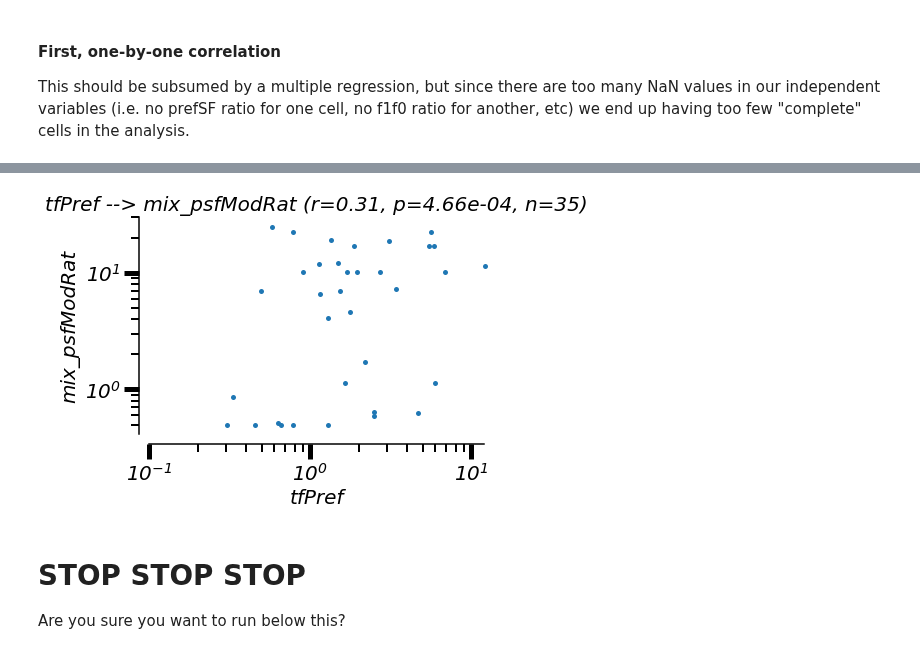
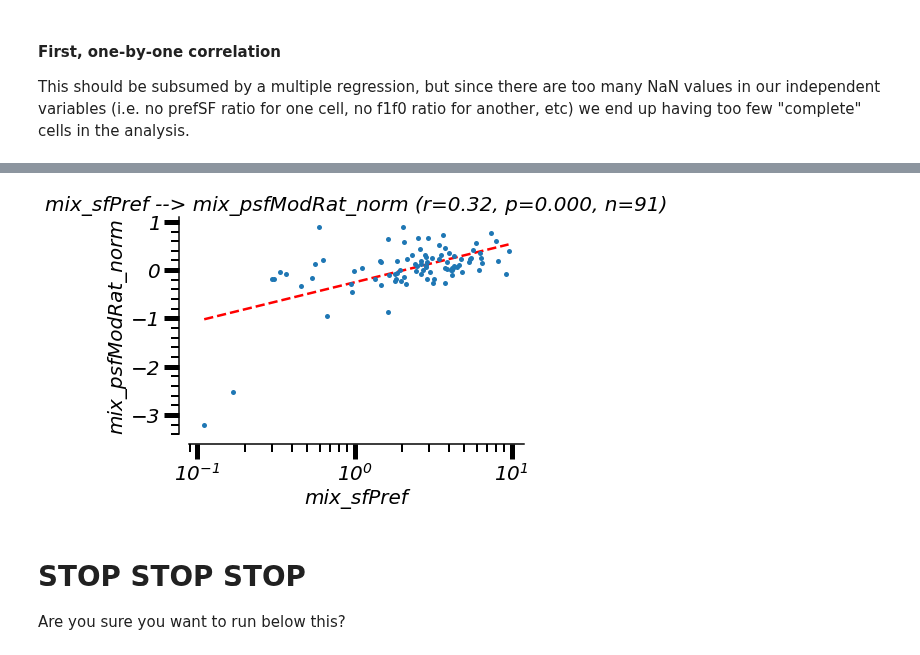
Before and after one commit to paul-levy/SF-diversity, a Jupyter notebook: descrAnalysisV1-allExps.ipynb, the cells around one changed output, grey strips where cells are left out. Saved outputs shown, nothing was run; the diff lists cells and outputs as text; code cells hidden in the pictures.

Commit message:
added saving of jointList to the ntbk; fixed plotting of 1-var regressions

```diff
--- a/descrAnalysisV1-allExps.ipynb
+++ b/descrAnalysisV1-allExps.ipynb
@@ -1839,7 +1841,7 @@ for ind in np.arange(nCells):
         pass
     # RVC
     try: # get c50
-        c50[ind] = np.log2(jointList[ind]['basics']['rvc']['c50'])
+        c50_basic[ind] = np.log2(jointList[ind]['basics']['rvc']['c50'])
     except:
         pass
     # TF
@@ -1883,7 +1885,7 @@ for ind in np.arange(nCells):
     ### sfMixture metrics
     #########
     try: # prefSf
-        mix_sfPref[ind] = jointList[ind]['metrics']['pSf'][0,-1];
+        mix_sfPref[ind] = np.log2(jointList[ind]['metrics']['pSf'][0,-1]);
     except:
         pass
     try: # sfBW 1/2
@@ -1895,7 +1897,7 @@ for ind in np.arange(nCells):
     except:
         pass
     try: # characteristic frequency
-        mix_charFreq[ind] = jointList[ind]['metrics']['dog_charFreq'][0,-1];
+        mix_charFreq[ind] = np.log2(jointList[ind]['metrics']['dog_charFreq'][0,-1]);
     except:
         pass
     try:
@@ -1927,11 +1929,11 @@ for ind in np.arange(nCells):
 # - mix_prefRadData (already in log2)
 # - mix_psfModRat[Norm] (already in log2)
 # %%
-all_ind = np.vstack((f1f0, supr_data, supr_mod, gsf_data, gsf_mod, c50, tfPref, tfBW, oriPref, oriBW, oriCV, oriDS, sfPref_basic, sfBW_basic, mix_sfPref, mix_bwHalf, mix_bw34, mix_charFreq, supr_index))
-all_dep = np.vstack((mix_prefRatData, mix_bwHalfRatData, mix_bw34RatData, mix_psfModRat, mix_psfModRat_norm, corr_err, corr_errNorm))
+all_ind = np.vstack((f1f0, supr_data, supr_mod, gsf_data, gsf_mod, c50_basic, tfPref, tfBW, oriPref, oriBW, oriCV, oriDS, sfPref_basic, sfBW_basic, mix_sfPref, mix_bwHalf, mix_bw34, mix_charFreq, supr_index))
+all_dep = np.vstack((mix_prefRatData, mix_bwHalfDiffData, mix_bw34DiffData, mix_psfModRat, mix_psfModRat_norm, corr_err, corr_errNorm))
 
 all_ind_names = ['f1f0', 'supr_data', 'supr_mod', 'gsf_data', 'gsf_mod', 'c50', 'tfPref', 'tfBW', 'oriPref', 'oriBW', 'oriCV', 'oriDS', 'sfPref_basic', 'sfBW_basic', 'mix_sfPref', 'mix_bwHalf', 'mix_bw34', 'mix_charFreq', 'supr_index']
-all_dep_names = ['mix_prefRatData', 'mix_bwHalfRatData', 'mix_bw34RatData', 'mix_psfModRat', 'mix_psfModRat_norm', 'corr_err', 'corr_errNorm']
+all_dep_names = ['mix_prefRatData', 'mix_bwHalfDiffData', 'mix_bw34DiffData', 'mix_psfModRat', 'mix_psfModRat_norm', 'corr_err', 'corr_errNorm']
 # some varialbles should be plotted log; these are those
 all_ind_log_names = ['f1f0', 'gsf_data', 'gsf_mod', 'c50', 'tfPref', 'sfPref_basic', 'mix_sfPref', 'mix_charFreq']
 all_dep_log_names = ['mix_prefRatData', 'mix_psfModRat', 'mix_psfModRat_norm']
@@ -1959,7 +1952,7 @@ for i_dep in np.arange(n_deps): # for each dependent variable
     for i_ind in np.arange(n_inds): # consider the correlation with each of the independent variables
         all_reg_1d[(i_dep, i_ind)] = dict();
 
-        model = sm.OLS(endog=all_dep[i_dep, :], exog=all_ind[i_ind, :], missing='drop').fit()
+        model = sm.OLS(endog=all_dep[i_dep, :], exog=sm.tools.add_constant(all_ind[i_ind, :]), missing='drop', hasconst=True).fit()
 
         # Print out the statistics
         all_reg_1d[(i_dep, i_ind)]['model'] = model;
@@ -2047,30 +2019,48 @@ all_ind_names
 # %%
-r_ind = 13;
-curr_key = all_keys[max_r[r_ind]];
+### Sort in terms of R-value
+# max_r = np.array(list(reversed(np.argsort(r_vals))))
+# r_ind = 0;
+# curr_key = all_keys[max_r[r_ind]];
+
+### Sort in terms of P-value
+max_p = np.array(list(np.argsort(p_vals)))
+p_ind = 5;
+curr_key = all_keys[max_p[p_ind]];
+
+
 curr_mod = all_reg_1d[curr_key];
 r_val, p_val, n_cells = curr_mod['rsquare'], curr_mod['pval'], curr_mod['n_cells']
 ind_name, dep_name = curr_mod['ind_name'], curr_mod['dep_name'];
-title = '%s --> %s (r=%.2f, p=%.2e, n=%d)' % (ind_name, dep_name, r_val, p_val, n_cells)
+title = '%s --> %s (r=%.2f, p=%.03f, n=%d)' % (ind_name, dep_name, r_val, p_val, n_cells)
 
-x_vals = all_dep[curr_key[0], :];
-y_vals = all_ind[curr_key[1], :]
+x_vals = all_ind[curr_key[1], :];
+y_vals = all_dep[curr_key[0], :];
+
+val_inds = np.logical_and(~np.isnan(x_vals), ~np.isnan(y_vals));
+
+to_eval = np.linspace(np.min(x_vals[val_inds]), np.max(x_vals[val_inds]), 100)
+mod_eval = curr_mod['model'].predict(sm.tools.add_constant(to_eval))
+
 if np.in1d(ind_name, all_ind_log_names):
     x_vals = np.power(2, x_vals);
+
     plt.xscale('log')
-    plt.xlim([np.round(np.nanmin(plt_vals), decimals=1), np.round(np.nanmax(plt_vals), decimals=0)])
-if np.in1d(dep_name, all_dep_log_names):
-    y_vals = np.power(2, y_vals)
-    plt.yscale('log')
+#     plt.xlim([np.round(np.nanmin(x_vals), decimals=1), np.round(np.nanmax(x_vals), decimals=0)])
+    # plot the regression model
+    plt.plot(np.power(2, to_eval), mod_eval, 'r--')
+else:
+    # plot the regression model
+    plt.plot(to_eval, mod_eval, 'r--')
 
-plt.plot(x_vals, y_vals, 'o', clip_on=False);
-
+# plot the data
+plt.plot(x_vals[val_inds], y_vals[val_inds], 'o', clip_on=False);
 
 plt.xlabel('%s' % ind_name);
 plt.ylabel('%s' % dep_name);
 plt.title(title);
 sns.despine(offset=10);
 # %% [output]
-[figure, old version]
+[figure, new version]
 # %% [markdown]
 # STOP STOP STOP
 
```
Also changed, not shown: parts of 11 cells of this notebook.
